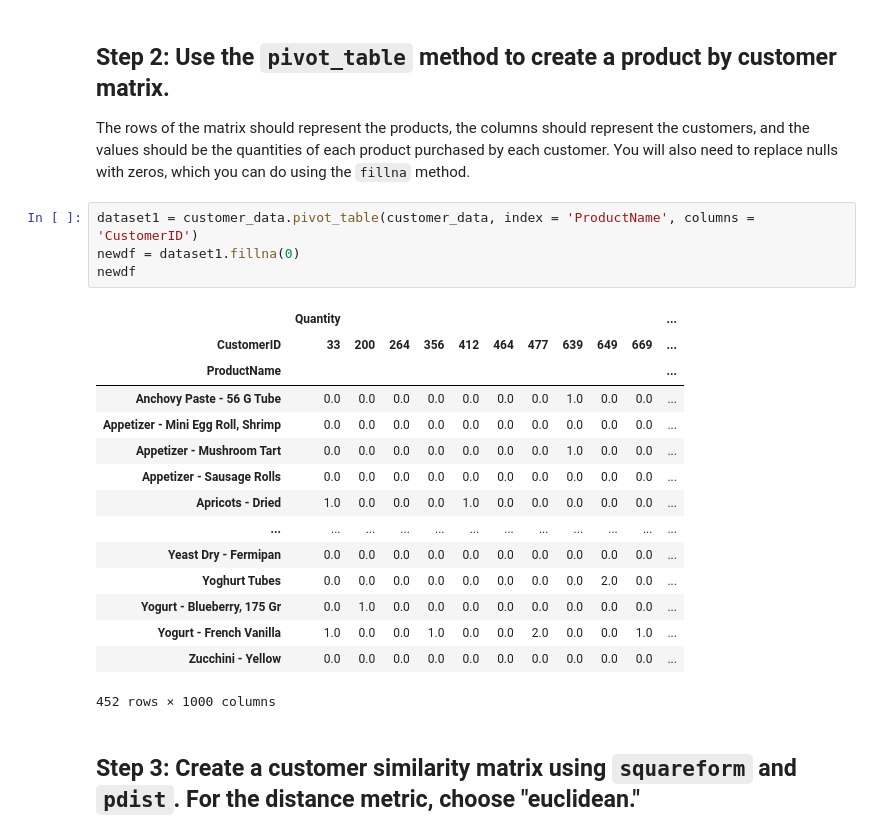
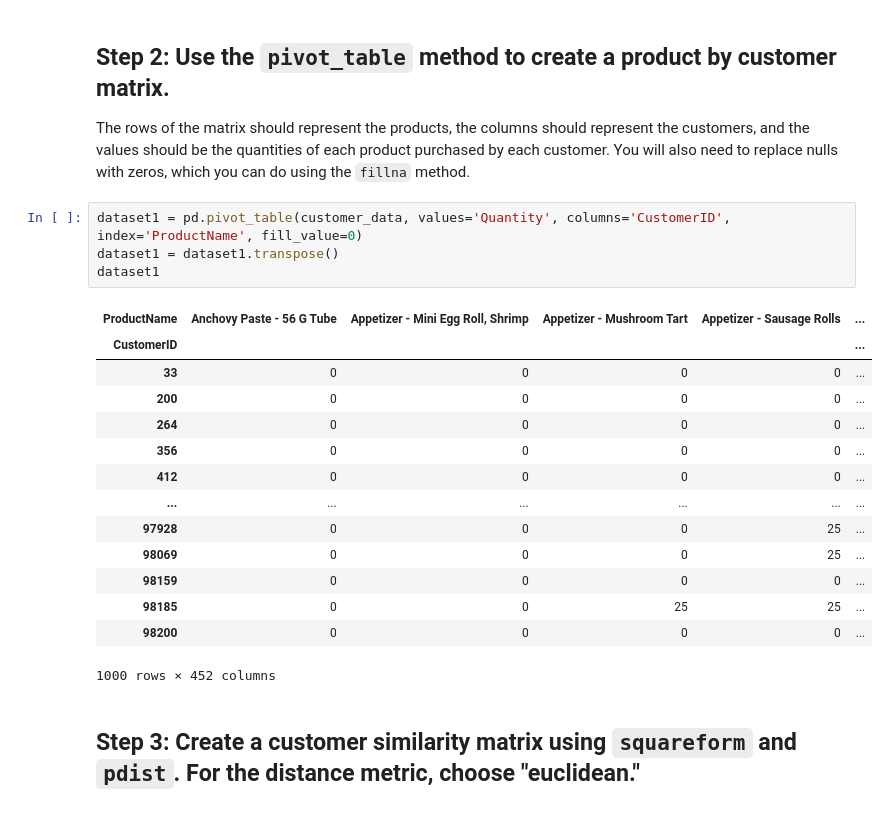
Before and after one commit to Fvperez1/dataptmad0522_labs, a Jupyter notebook: extra-work/m2/lab-intro-recommender-systems/your-code/main.ipynb, the cells around one changed output. Drawn from its saved outputs; the diff is of its cells as text.

```diff
--- a/extra-work/m2/lab-intro-recommender-systems/your-code/main.ipynb
+++ b/extra-work/m2/lab-intro-recommender-systems/your-code/main.ipynb
@@ -58,26 +58,25 @@ customer_data
 ## Step 2: Use the `pivot_table` method to create a product by customer matrix.
 
 The rows of the matrix should represent the products, the columns should represent the customers, and the values should be the quantities of each product purchased by each customer. You will also need to replace nulls with zeros, which you can do using the `fillna` method.
-# %%
-dataset1 = customer_data.pivot_table(customer_data, index = 'ProductName', columns = 'CustomerID')
-newdf = dataset1.fillna(0)
-newdf
-# %% [output]
-|  | Quantity |  |  |  |  |  |  |  |  |  | ... |
-| CustomerID | 33 | 200 | 264 | 356 | 412 | 464 | 477 | 639 | 649 | 669 | ... |
-| ProductName |  |  |  |  |  |  |  |  |  |  | ... |
-| Anchovy Paste - 56 G Tube | 0.0 | 0.0 | 0.0 | 0.0 | 0.0 | 0.0 | 0.0 | 1.0 | 0.0 | 0.0 | ... |
-| Appetizer - Mini Egg Roll, Shrimp | 0.0 | 0.0 | 0.0 | 0.0 | 0.0 | 0.0 | 0.0 | 0.0 | 0.0 | 0.0 | ... |
-| Appetizer - Mushroom Tart | 0.0 | 0.0 | 0.0 | 0.0 | 0.0 | 0.0 | 0.0 | 1.0 | 0.0 | 0.0 | ... |
-| Appetizer - Sausage Rolls | 0.0 | 0.0 | 0.0 | 0.0 | 0.0 | 0.0 | 0.0 | 0.0 | 0.0 | 0.0 | ... |
-| Apricots - Dried | 1.0 | 0.0 | 0.0 | 0.0 | 1.0 | 0.0 | 0.0 | 0.0 | 0.0 | 0.0 | ... |
-| ... | ... | ... | ... | ... | ... | ... | ... | ... | ... | ... | ... |
-| Yeast Dry - Fermipan | 0.0 | 0.0 | 0.0 | 0.0 | 0.0 | 0.0 | 0.0 | 0.0 | 0.0 | 0.0 | ... |
-| Yoghurt Tubes | 0.0 | 0.0 | 0.0 | 0.0 | 0.0 | 0.0 | 0.0 | 0.0 | 2.0 | 0.0 | ... |
-| Yogurt - Blueberry, 175 Gr | 0.0 | 1.0 | 0.0 | 0.0 | 0.0 | 0.0 | 0.0 | 0.0 | 0.0 | 0.0 | ... |
-| Yogurt - French Vanilla | 1.0 | 0.0 | 0.0 | 1.0 | 0.0 | 0.0 | 2.0 | 0.0 | 0.0 | 1.0 | ... |
-| Zucchini - Yellow | 0.0 | 0.0 | 0.0 | 0.0 | 0.0 | 0.0 | 0.0 | 0.0 | 0.0 | 0.0 | ... |
-452 rows × 1000 columns
+# %%
+dataset1 = pd.pivot_table(customer_data, values='Quantity', columns='CustomerID', index='ProductName', fill_value=0)
+dataset1 = dataset1.transpose()
+dataset1
+# %% [output]
+| ProductName | Anchovy Paste - 56 G Tube | Appetizer - Mini Egg Roll, Shrimp | Appetizer - Mushroom Tart | Appetizer - Sausage Rolls | ... |
+| CustomerID |  |  |  |  | ... |
+| 33 | 0 | 0 | 0 | 0 | ... |
+| 200 | 0 | 0 | 0 | 0 | ... |
+| 264 | 0 | 0 | 0 | 0 | ... |
+| 356 | 0 | 0 | 0 | 0 | ... |
+| 412 | 0 | 0 | 0 | 0 | ... |
+| ... | ... | ... | ... | ... | ... |
+| 97928 | 0 | 0 | 0 | 25 | ... |
+| 98069 | 0 | 0 | 0 | 25 | ... |
+| 98159 | 0 | 0 | 0 | 0 | ... |
+| 98185 | 0 | 0 | 25 | 25 | ... |
+| 98200 | 0 | 0 | 0 | 0 | ... |
+1000 rows × 452 columns
 # %% [markdown]
 ## Step 3: Create a customer similarity matrix using `squareform` and `pdist`. For the distance metric, choose "euclidean."
 # %%
```
Also changed, not shown: parts of 7 cells of this notebook.
